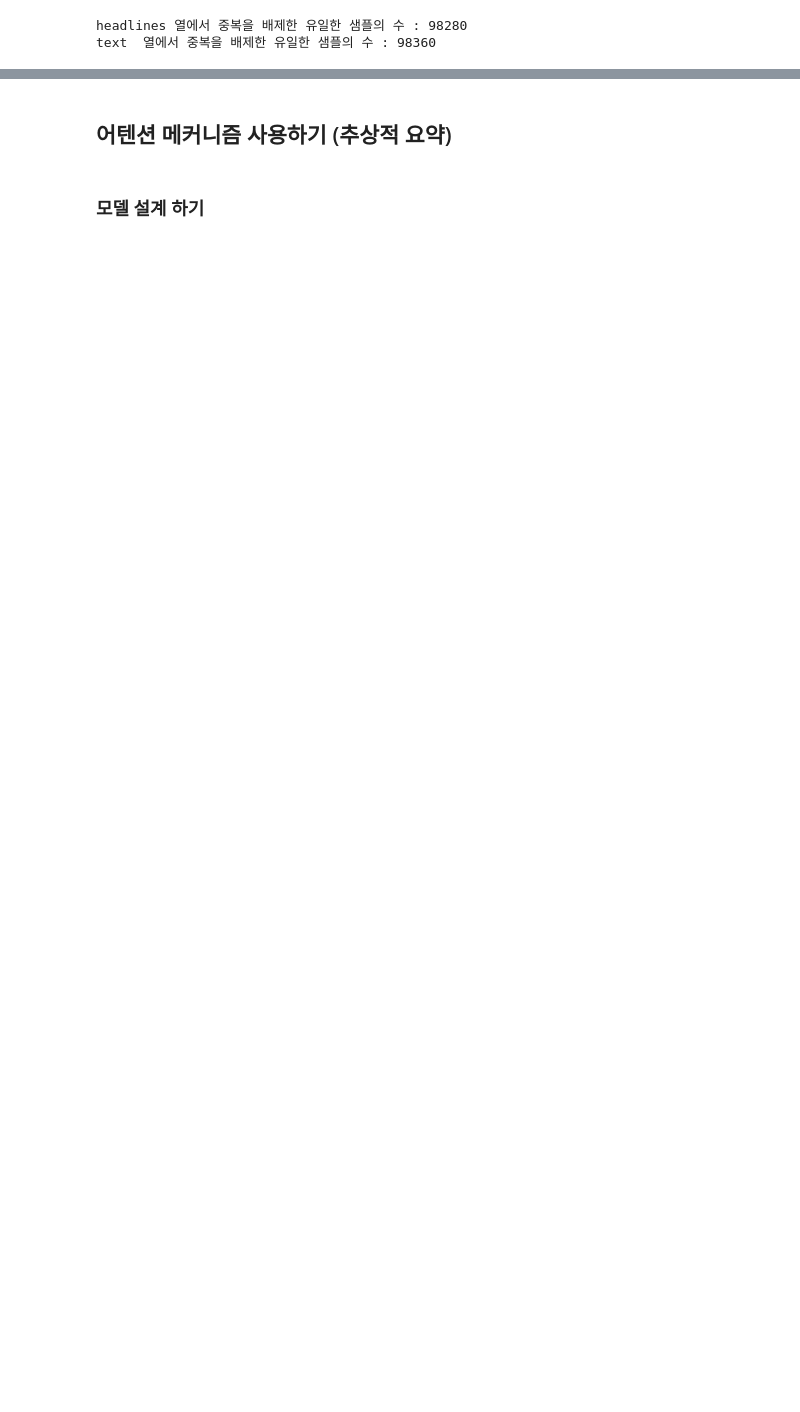
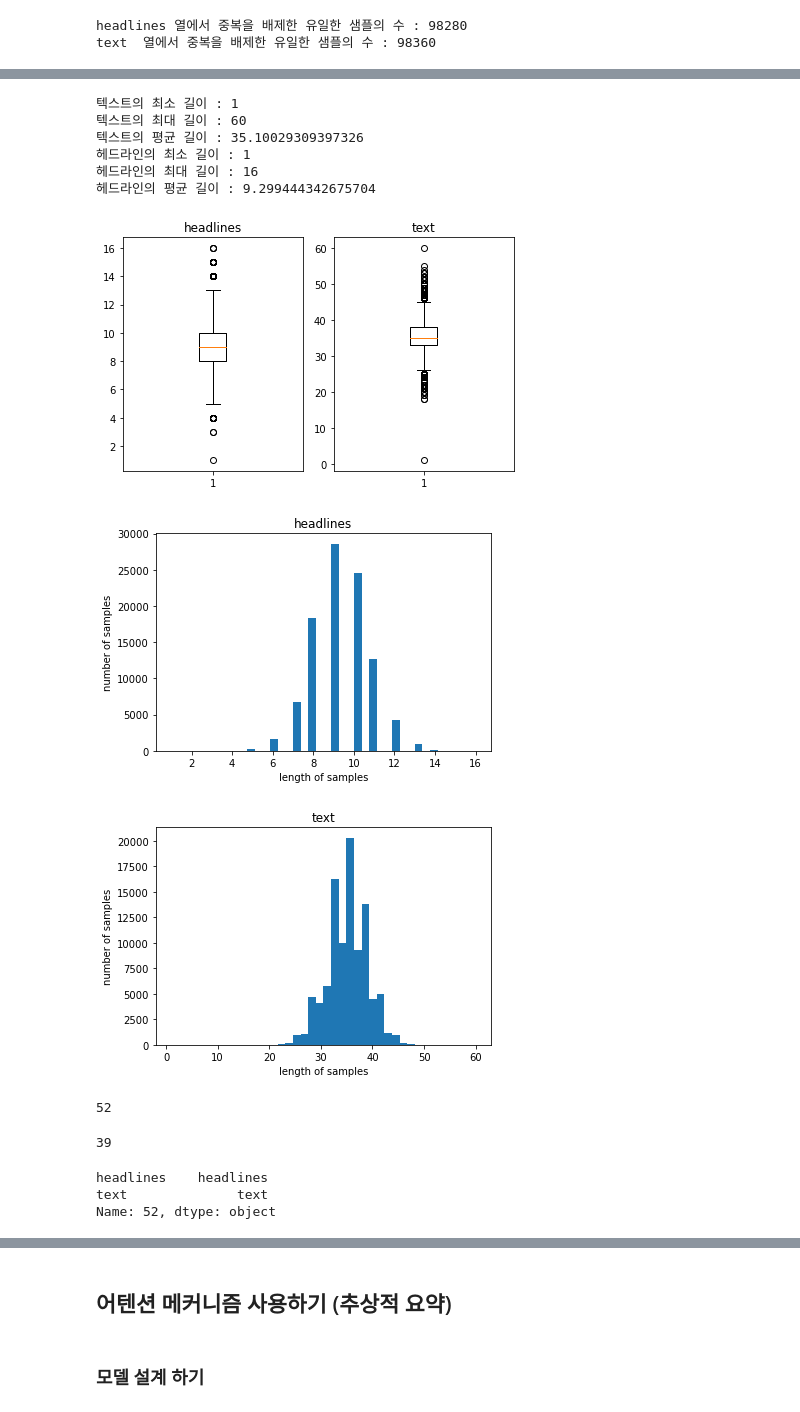
Before and after one commit to hayaseleu/SSAC_classifications, a Jupyter notebook: E-11 DCGAN/E-11_신문 요약_report.ipynb, the cells around one changed output, grey strips where cells are left out. Saved outputs shown, nothing was run; the diff lists cells and outputs as text; code cells hidden in the pictures; blank space fills up the shorter version.

```diff
--- a/E-11 DCGAN/E-11_신문 요약_report.ipynb
+++ b/E-11 DCGAN/E-11_신문 요약_report.ipynb
@@ -119,7 +157,7 @@ def preprocess_sentence(sentence, remove_stopwords=True):
 clean_text = []
 
 # 전체 Text 데이터에 대한 전처리 : 10분 이상 시간이 걸릴 수 있습니다.
-for s in data['Text']:
+for s in data['text']:
     clean_text.append(preprocess_sentence(s))
 
 # 전처리 후 출력
@@ -128,7 +172,7 @@ clean_text[:5]
 clean_summary = []
 
 # 전체 Summary 데이터에 대한 전처리 : 5분 이상 시간이 걸릴 수 있습니다.
-for s in data['Summary']:
+for s in data['headlines']:
     clean_summary.append(preprocess_sentence(s, False))
 
 clean_summary[:5]
@@ -134,0 +185,3 @@ clean_summary[:5]
+# %%
+data['headlines'] = clean_summary
+data['text'] = clean_text
@@ -135,8 +190,4 @@ clean_summary[:5]
 # %%
-data['Text'] = clean_text
-data['Summary'] = clean_summary
-
-# 빈 값을 Null 값으로 변환
 data.replace('', np.nan, inplace=True)
 # %%
 data.isnull().sum()
@@ -146,34 +203,44 @@ print('전체 샘플수 :',(len(data)))#데이터 전처리 함수
 # %%
 # 길이 분포 출력
 import matplotlib.pyplot as plt
 
-text_len = [len(s.split()) for s in data['Text']]
-summary_len = [len(s.split()) for s in data['Summary']]
+text_len = [len(s.split()) for s in data['text']]
+headlines_len = [len(s.split()) for s in data['headlines']]
 
 print('텍스트의 최소 길이 : {}'.format(np.min(text_len)))
 print('텍스트의 최대 길이 : {}'.format(np.max(text_len)))
 print('텍스트의 평균 길이 : {}'.format(np.mean(text_len)))
-print('요약의 최소 길이 : {}'.format(np.min(summary_len)))
-print('요약의 최대 길이 : {}'.format(np.max(summary_len)))
-print('요약의 평균 길이 : {}'.format(np.mean(summary_len)))
+print('헤드라인의 최소 길이 : {}'.format(np.min(headlines_len)))
+print('헤드라인의 최대 길이 : {}'.format(np.max(headlines_len)))
+print('헤드라인의 평균 길이 : {}'.format(np.mean(headlines_len)))
 
 plt.subplot(1,2,1)
-plt.boxplot(summary_len)
-plt.title('Summary')
+plt.boxplot(headlines_len)
+plt.title('headlines')
 plt.subplot(1,2,2)
 plt.boxplot(text_len)
-plt.title('Text')
+plt.title('text')
 plt.tight_layout()
 plt.show()
 
-plt.title('Summary')
-plt.hist(summary_len, bins = 40)
+plt.title('headlines')
+plt.hist(headlines_len, bins = 40)
 plt.xlabel('length of samples')
 plt.ylabel('number of samples')
 plt.show()
 
-plt.title('Text')
+plt.title('text')
 plt.hist(text_len, bins = 40)
 plt.xlabel('length of samples')
 plt.ylabel('number of samples')
 plt.show()
+# %% [output]
+텍스트의 최소 길이 : 1
+텍스트의 최대 길이 : 60
+텍스트의 평균 길이 : 35.10029309397326
+헤드라인의 최소 길이 : 1
+헤드라인의 최대 길이 : 16
+헤드라인의 평균 길이 : 9.299444342675704
+[figure, added]
+[figure, added]
+[figure, added]
@@ -182,0 +247,4 @@ summary_max_len = 8
+# %%
+np.argmin(text_len)
+# %% [output]
+52
@@ -182,0 +253,10 @@ summary_max_len = 8
+# %%
+text_len[text_len == 1]
+# %% [output]
+39
+# %%
+data.iloc[52,]
+# %% [output]
+headlines    headlines
+text              text
+Name: 52, dtype: object
```
Also changed, not shown: parts of 92 cells of this notebook.
